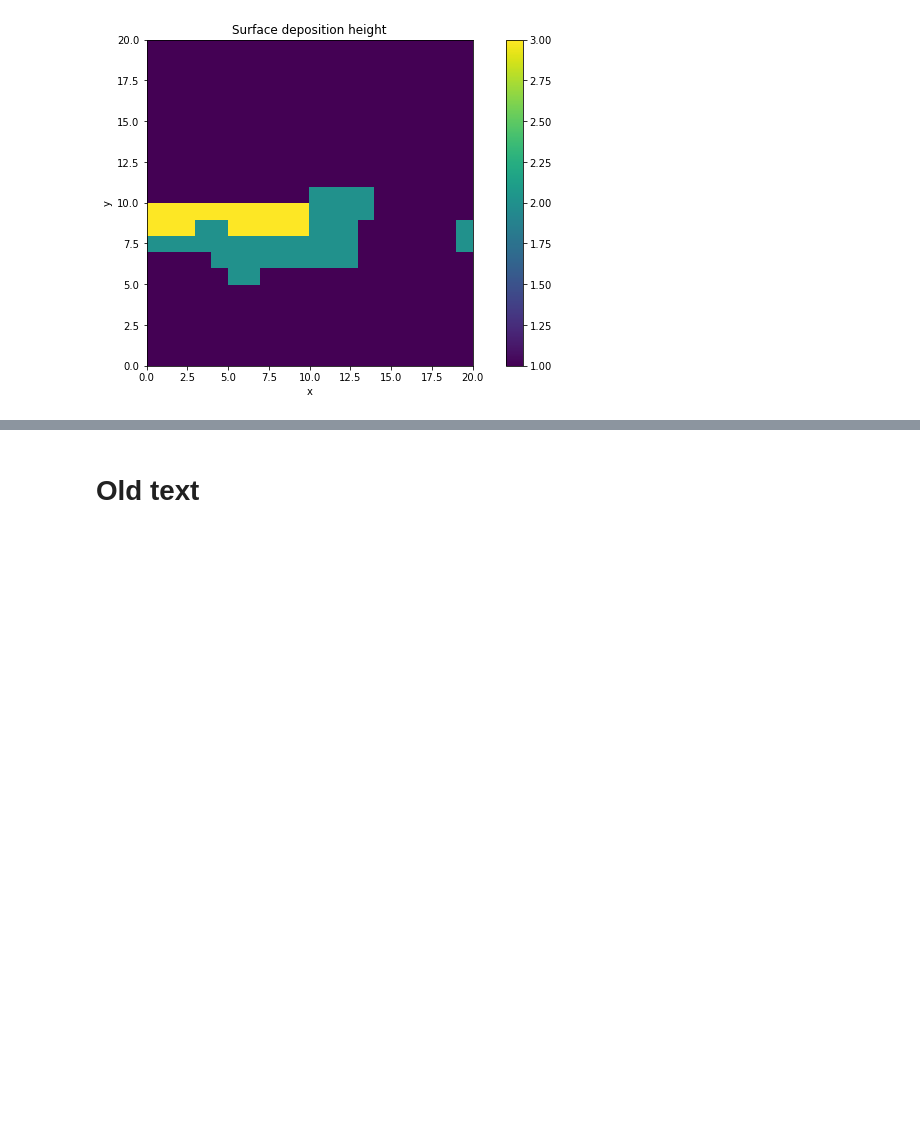
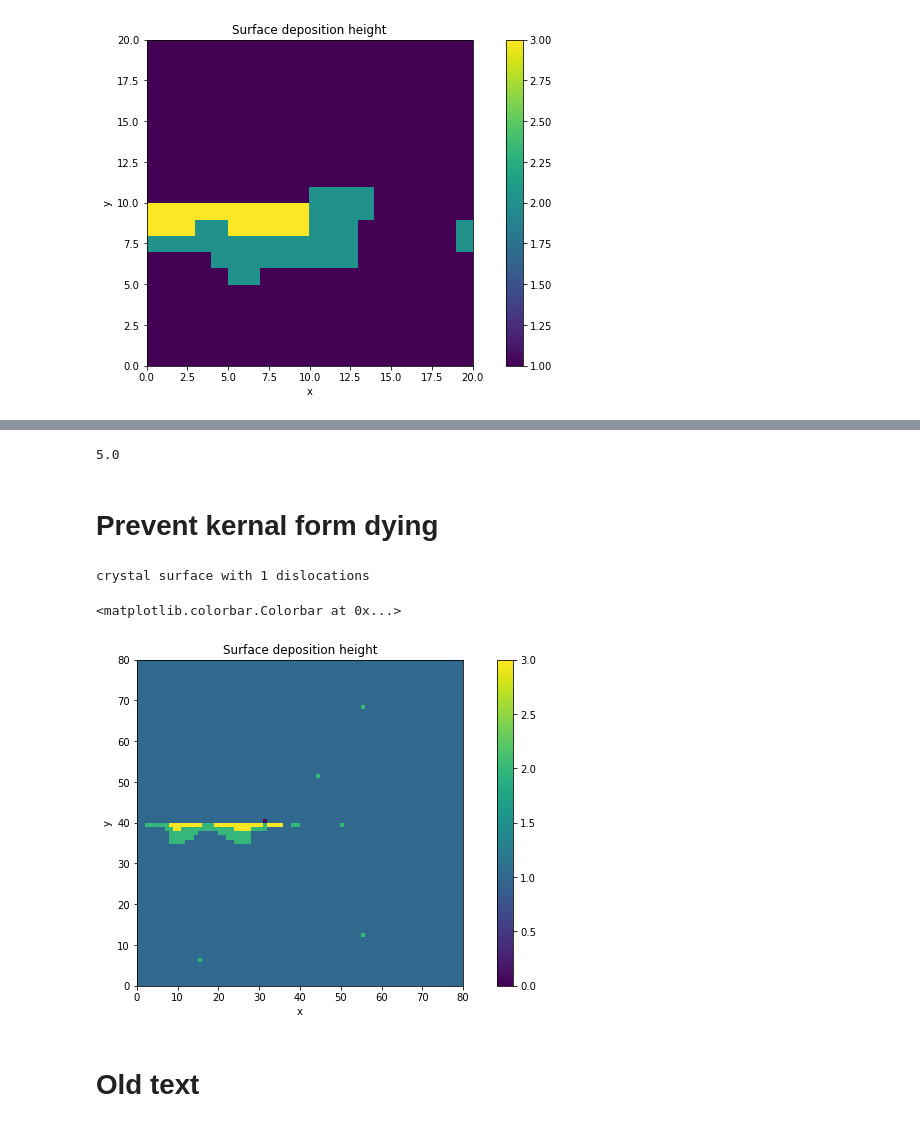
Before and after one commit to MG299792458/CompPhysProj3, a Jupyter notebook: Project_notes.ipynb, the cells around one changed output, grey strips where cells are left out. Cells and saved outputs as stored; diff of their text form; code cells hidden in the pictures; blank space fills up the shorter version.

```diff
--- a/Project_notes.ipynb
+++ b/Project_notes.ipynb
@@ -1648,0 +1923,5 @@ plt.savefig('Spiral_Growth_v1.png')
+# %%
+N = 1
+for i in range(N):
+    test.interaction()
+print(test.time)
@@ -1648,0 +2043,13 @@ plt.savefig('Spiral_Growth_v1.png')
+# %%
+import numpy as np
+dims = (10, 10)
+face = 0
+face_loc = 5
+boundaries = [0, 5]
+b = 2
+print(np.linalg.norm(np.array([3,4]))
+     )
+# %% [output]
+5.0
+# %% [markdown]
+# Prevent kernal form dying
@@ -1648,0 +2317,16 @@ plt.savefig('Spiral_Growth_v1.png')
+# %%
+import numpy as np
+from random import uniform, choice
+dims = (80, 80)
+mu = 1.5
+T = 4
+set_migration = True
+test = grow_crystal(dims, mu, T, set_migration)
+
+face = 0
+face_loc = 40
+boundaries = [0, 40]
+b = 2
+test.dislocation_matrices(face, face_loc, boundaries, b)
+# %% [output]
+crystal surface with 1 dislocations
@@ -1649,3 +2339,18 @@ plt.savefig('Spiral_Growth_v1.png')
+# %%
+import matplotlib.pyplot as plt
+xr, yr = test.N_surface[:,:,-1].shape
+x, y = np.arange(xr+1), np.arange(yr+1)
+
+plt.figure(figsize=[12,6])
+plt.pcolor(x, y, test.N_surface[:,:,-1])
+plt.gca().set_aspect('equal')
+plt.title("Surface deposition height")
+plt.xlabel(r"x")
+plt.ylabel(r"y")
+plt.colorbar()
+# %% [output]
+<matplotlib.colorbar.Colorbar at 0x...>
+[figure, added]
 # %% [markdown]
 # Old text
 # %% [markdown]
```
Also changed, not shown: parts of 11 cells of this notebook, 3 other files.
